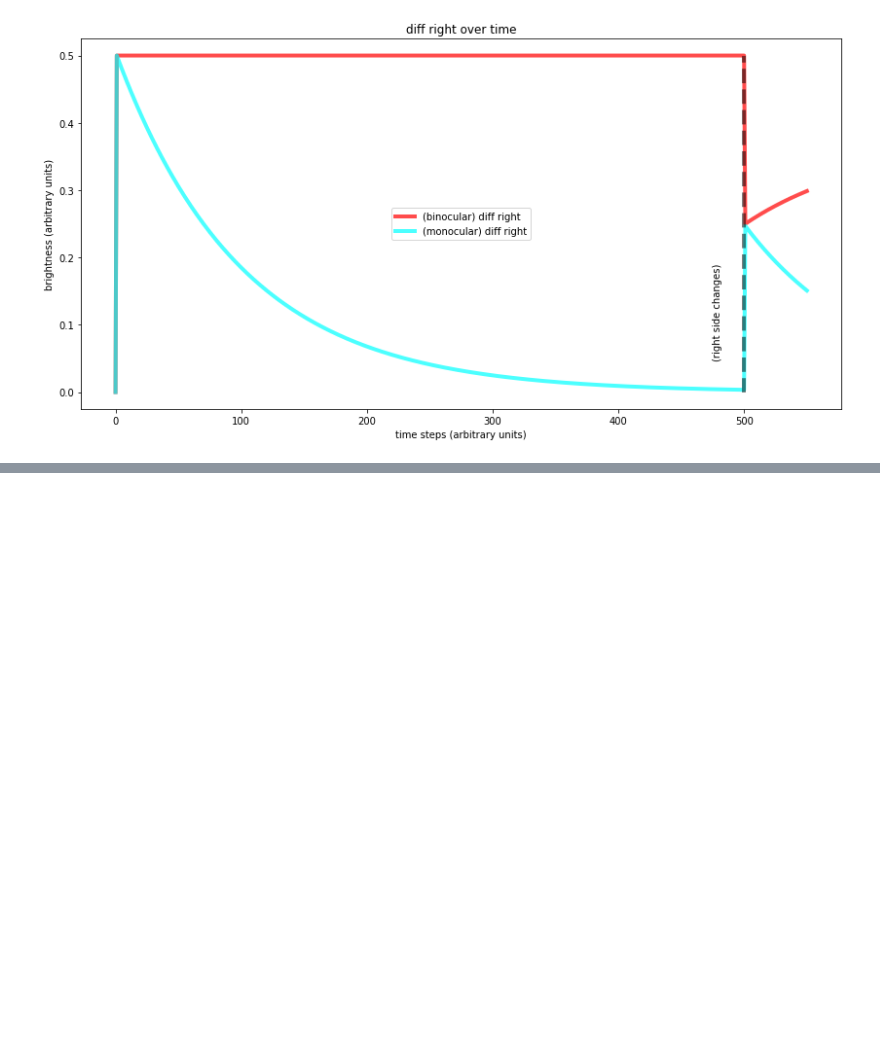
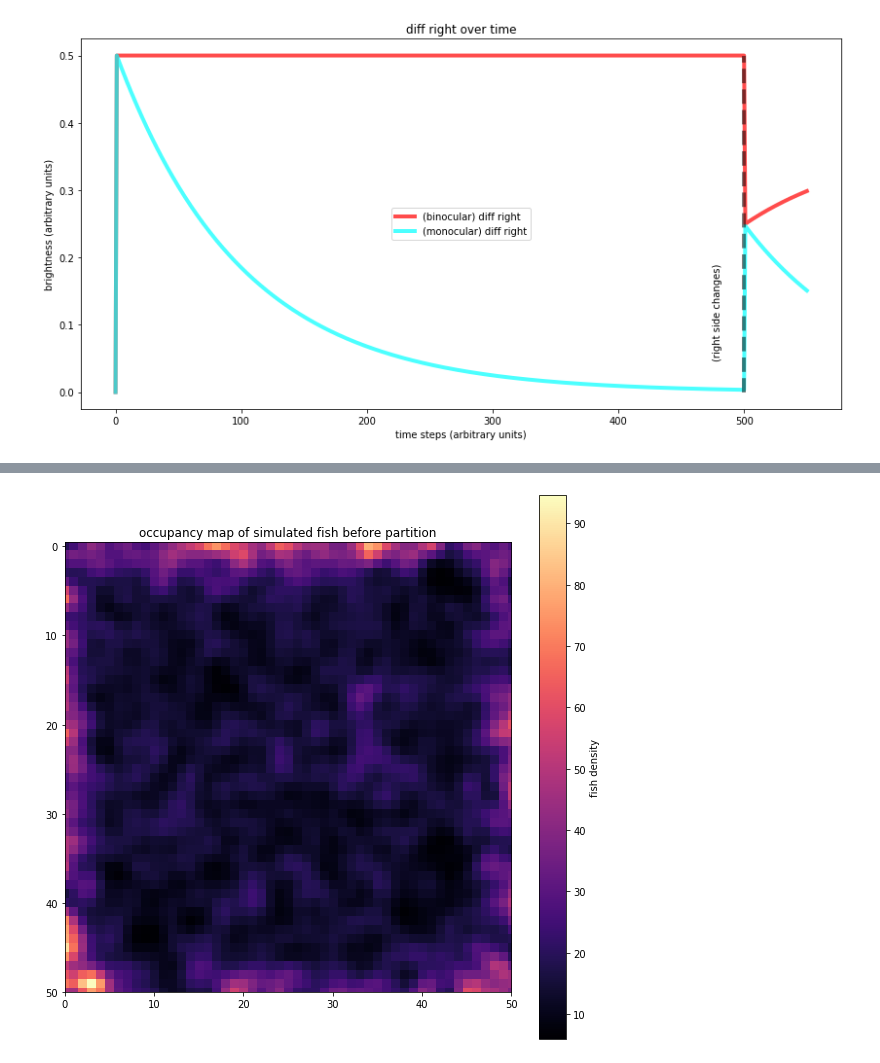
Before and after one commit to diptodip/brightfish, a Jupyter notebook: experiments/partitioned_halves.ipynb, the cells around one changed output, grey strips where cells are left out. Drawn from its saved outputs; the diff is of its cells as text; code cells hidden in the pictures; blank space fills up the shorter version.

```diff
--- a/experiments/partitioned_halves.ipynb
+++ b/experiments/partitioned_halves.ipynb
@@ -174,0 +187,26 @@ plt.show()
+# %%
+# repeat path collection multiple times
+burnin_param_collection = []
+partitioned_param_collection = []
+for i in range(100):
+    partitioned_halves.reset()
+    f = fish.BinocularFish(np.pi/2, (np.random.randint(10, 40), np.random.randint(10, 40)), static=False, set_point=0.5, max_diff=0.75, learning_rate=1e-3, p_move=0.2, move_dist={'mu': 5.0, 'sigma': 1.0})
+    params_i = f.run(partitioned_halves, 499)
+    burnin_param_collection.append(params_i)
+    params_i = f.run(partitioned_halves, 50)
+    partitioned_param_collection.append(params_i)
+# %%
+fig = plt.figure(figsize=(10, 10))
+location_frequencies = np.zeros(partitioned_halves.stage.shape)
+for p in burnin_param_collection:
+    for t in range(len(p['r'])):
+        location_frequencies[int(p['r'][t]), int(p['c'][t])] += 1
+location_frequencies = gaussian(location_frequencies)
+plt.imshow(location_frequencies, cmap='magma')
+plt.colorbar(label='fish density')
+plt.title('occupancy map of simulated fish before partition')
+plt.xlim(0, 50)
+plt.ylim(50)
+plt.show()
+# %% [output]
+[figure, added]
```
Also changed, not shown: parts of 5 cells of this notebook.
